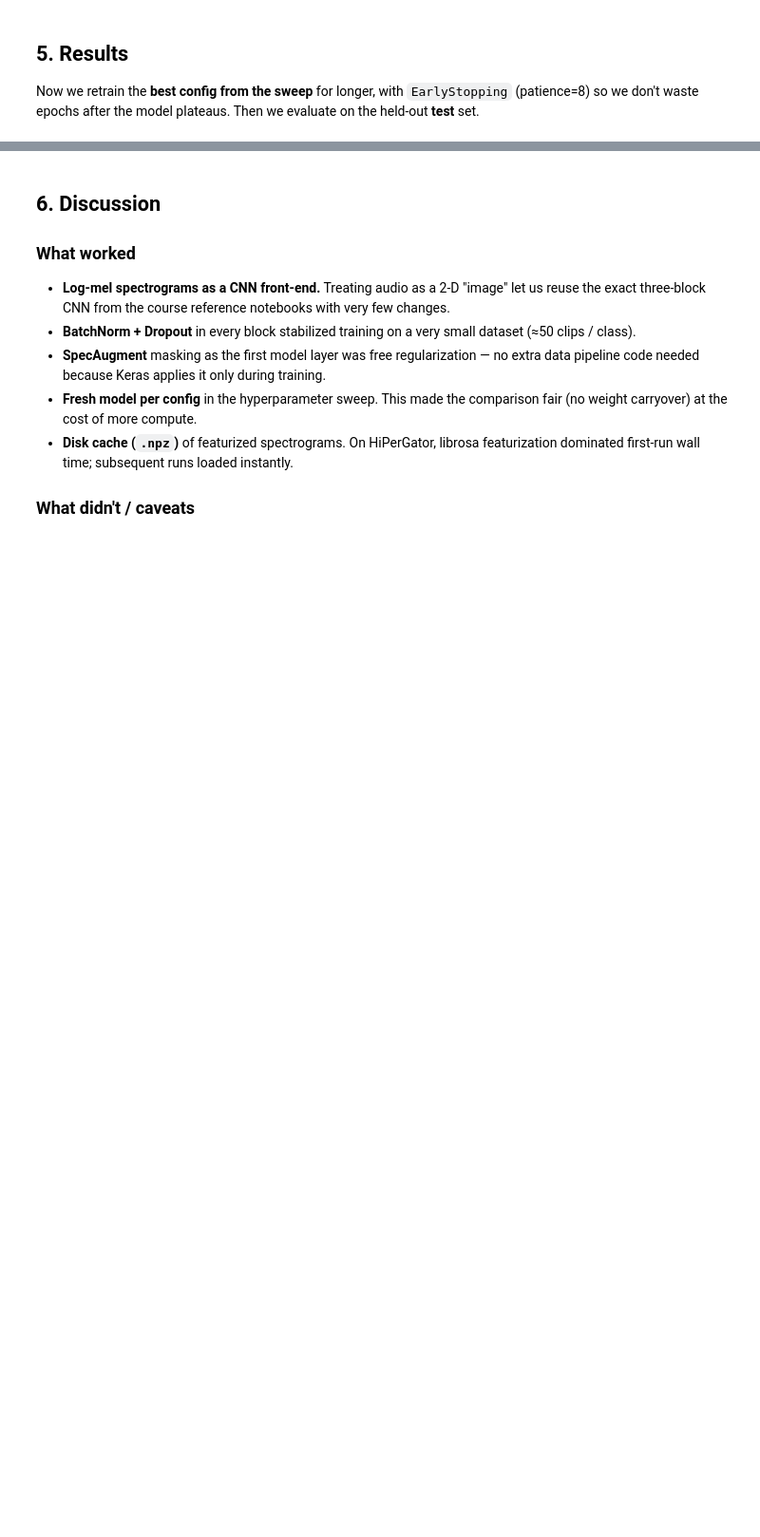
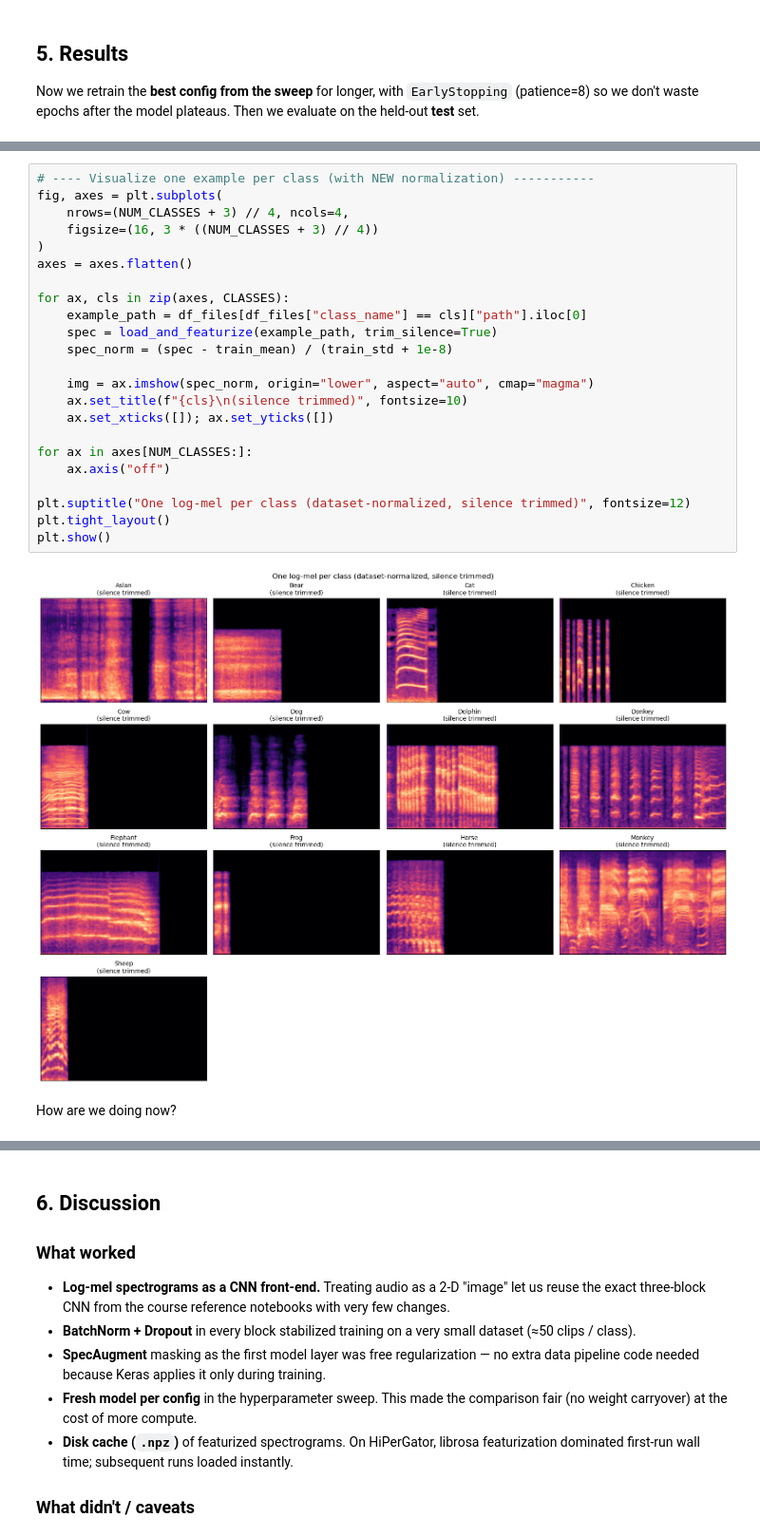
Before and after one commit to tgoldwire/tavis-ava_final, a Jupyter notebook: Animal_Sound_CNN.ipynb, the cells around one changed output, grey strips where cells are left out. Shown at 95% size. Saved outputs shown, nothing was run; the diff lists cells and outputs as text; blank space fills up the shorter version.

```diff
--- a/Animal_Sound_CNN.ipynb
+++ b/Animal_Sound_CNN.ipynb
@@ -567,0 +915,27 @@ plt.show()
+# %%
+# ---- Visualize one example per class (with NEW normalization) -----------
+fig, axes = plt.subplots(
+    nrows=(NUM_CLASSES + 3) // 4, ncols=4,
+    figsize=(16, 3 * ((NUM_CLASSES + 3) // 4))
+)
+axes = axes.flatten()
+
+for ax, cls in zip(axes, CLASSES):
+    example_path = df_files[df_files["class_name"] == cls]["path"].iloc[0]
+    spec = load_and_featurize(example_path, trim_silence=True)
+    spec_norm = (spec - train_mean) / (train_std + 1e-8)
+
+    img = ax.imshow(spec_norm, origin="lower", aspect="auto", cmap="magma")
+    ax.set_title(f"{cls}\n(silence trimmed)", fontsize=10)
+    ax.set_xticks([]); ax.set_yticks([])
+
+for ax in axes[NUM_CLASSES:]:
+    ax.axis("off")
+
+plt.suptitle("One log-mel per class (dataset-normalized, silence trimmed)", fontsize=12)
+plt.tight_layout()
+plt.show()
+# %% [output]
+[figure, added]
+# %% [markdown]
+How are we doing now?
```
Also changed, not shown: parts of 34 cells of this notebook, 5 other files.
